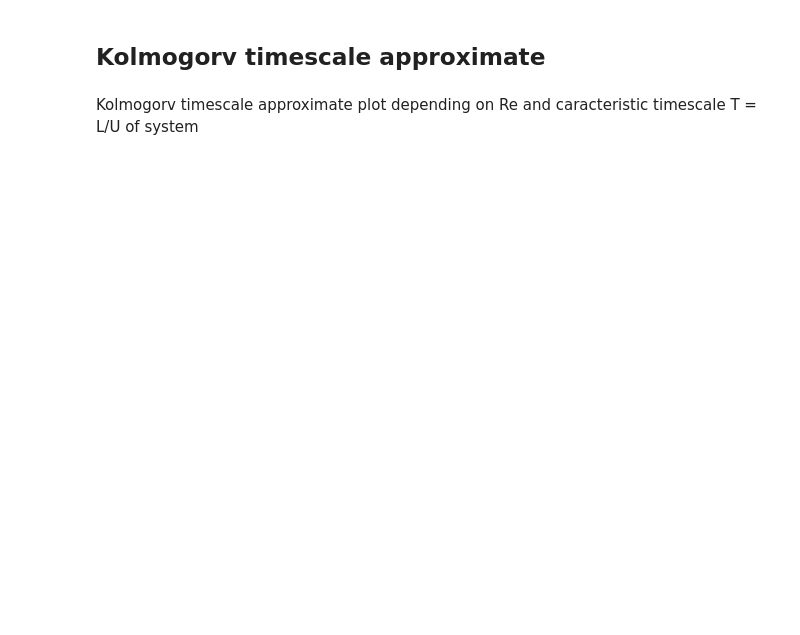
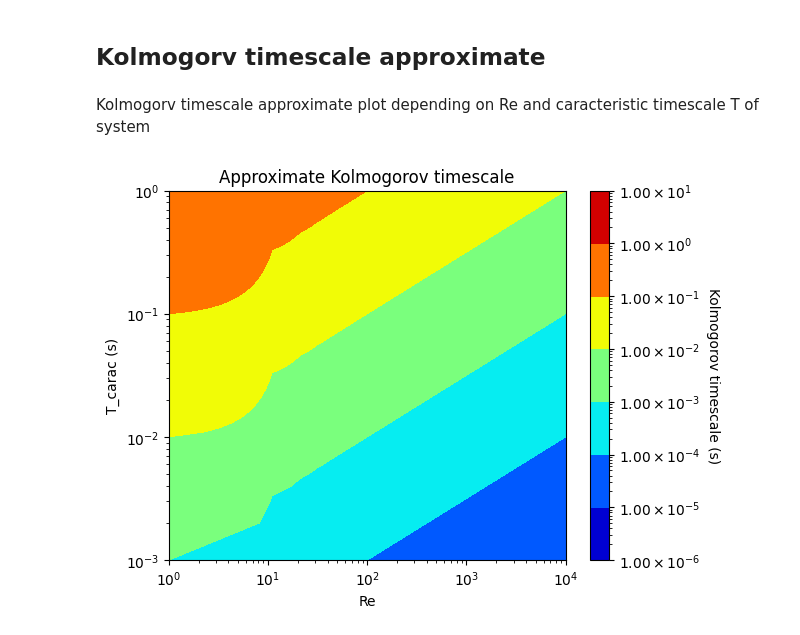
Before and after one commit to henri-avec-un-i/UPC_internship, a Jupyter notebook: caracterisation_of_turbulent_scales.ipynb, the cells around one changed output. Drawn from its saved outputs; the diff is of its cells as text; code cells hidden in the pictures; blank space fills up the shorter version.

```diff
--- a/caracterisation_of_turbulent_scales.ipynb
+++ b/caracterisation_of_turbulent_scales.ipynb
@@ -27,5 +27,6 @@ def T_carac_list_generator(T_carac_min, T_carac_max, T_carac_number_of_points =
 # %%
 #Generate here the lists for calculation, modify ranges and number of points here as desired
 Re_list = Re_list_generator(Re_min = 1e0, Re_max = 1e4, Re_number_of_points = 1000)
-L_list = L_list_generator(L_min = 1e-6, L_max = 1e-3, L_number_of_points = 1000) #in meters
-#T_carac_list = T_carac_list_generator(T_carac_min = , T_carac_max = , T_carac_number_of_points = 1000) #in secodns
+L_list = L_list_generator(L_min = 1e-6, L_max = 1e-3, L_number_of_points = 1000) #Caracteristic length of flow  in meters
+T_carac_list = T_carac_list_generator(T_carac_min = 1e-3, T_carac_max = 1e0, T_carac_number_of_points = 1000) #Caracteristic timescale of flow in seconds
+U_list = U_list_generator(U_min = 0, U_max = 2, U_number_of_points = 1000) #Caracteristic speed of flow in m.s-1
@@ -129,2 +180,4 @@ def calculate_approx_kolm_timescale(Re_list, T_carac_list):
 # %% [markdown]
-Kolmogorv timescale approximate plot depending on Re and caracteristic timescale T = L/U of system
+Kolmogorv timescale approximate plot depending on Re and caracteristic timescale T of system
+# %%
+t_eta_array = calculate_approx_kolm_timescale(Re_list, T_carac_list)
@@ -130,0 +229,4 @@ Kolmogorv timescale approximate plot depending on Re and caracteristic timescale
+# %%
+plot_kolm_timescale(Re_list, T_carac_list, t_eta_array, Re_log_scale = True, T_carac_log_scale = True, t_eta_log_scale = True, colormap = 'jet', nbr_of_countours = 10)
+# %% [output]
+[figure, added]
```
Also changed, not shown: parts of 11 cells of this notebook.
